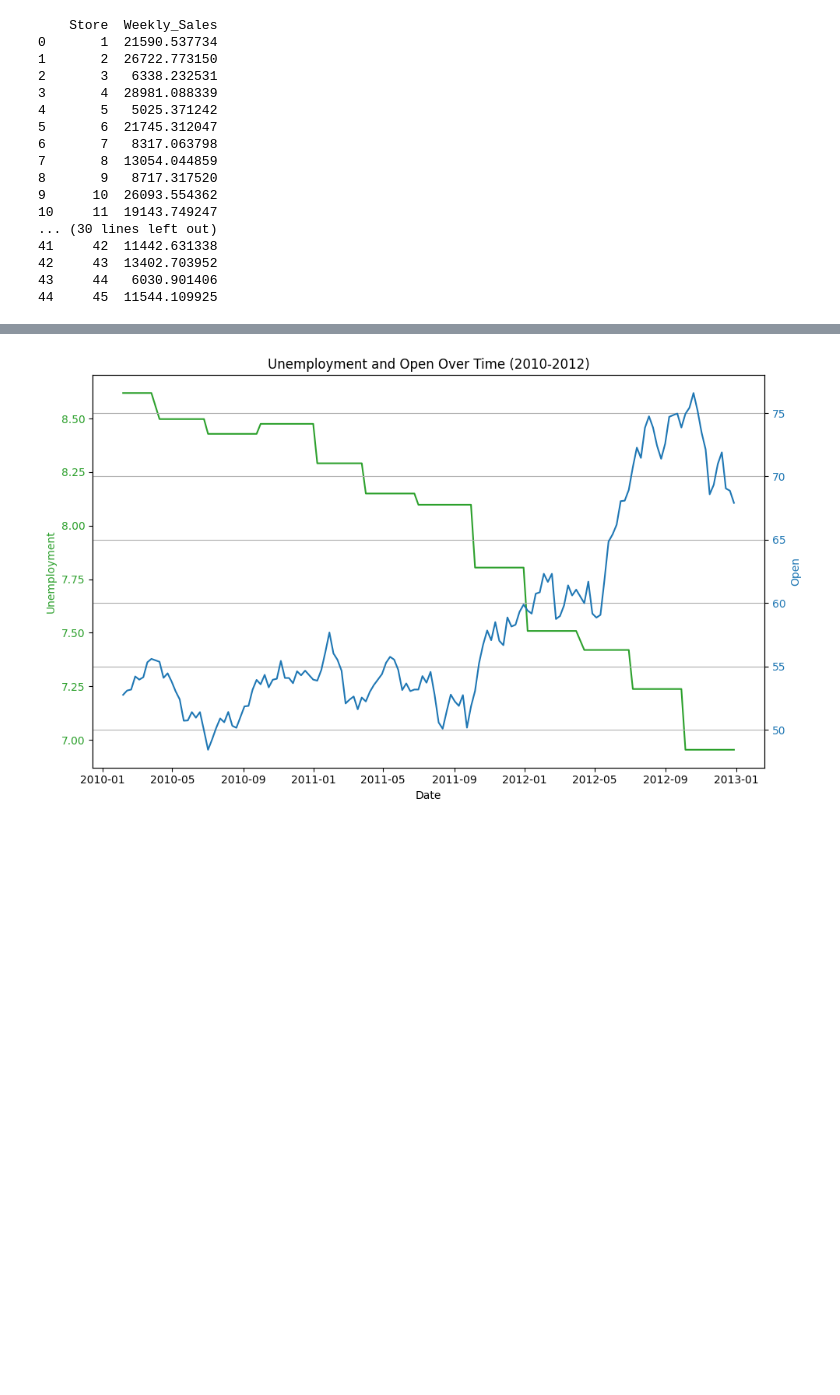
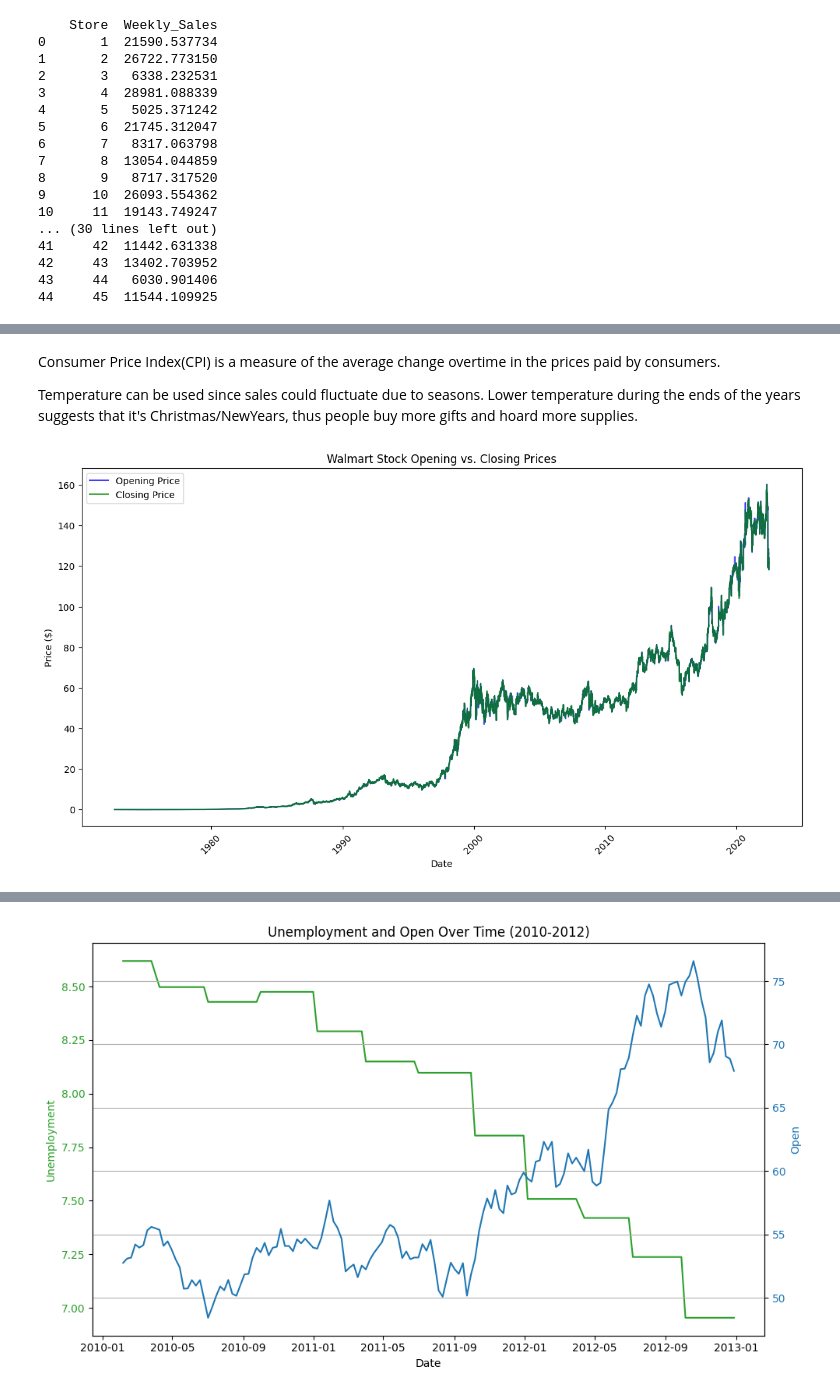
Before and after one commit to Chisholm10/CMSE-202-Project, a Jupyter notebook: FinalProject.ipynb, the cells around one changed output, grey strips where cells are left out. Cells and saved outputs as stored; diff of their text form; code cells hidden in the pictures; blank space fills up the shorter version.

```diff
--- a/FinalProject.ipynb
+++ b/FinalProject.ipynb
@@ -159,0 +188,18 @@ print(store_avg_sales)
+# %% [markdown]
+Consumer Price Index(CPI) is a measure of the average change overtime in the prices paid by consumers.
+
+Temperature can be used since sales could fluctuate due to seasons. Lower temperature during the ends of the years suggests that it's Christmas/NewYears, thus people buy more gifts and hoard more supplies.
+# %%
+stock['Date'] = pd.to_datetime(stock['Date'])
+
+plt.figure(figsize=(14, 7))
+plt.plot(stock['Date'], stock['Open'], label='Opening Price', color='blue', alpha=0.75)
+plt.plot(stock['Date'], stock['Close'], label='Closing Price', color='green', alpha=0.75)
+plt.title('Walmart Stock Opening vs. Closing Prices')
+plt.xlabel('Date')
+plt.ylabel('Price ($)')
+plt.legend()
+plt.xticks(rotation=45)
+plt.show()
+# %% [output]
+[figure, added]
```
Also changed, not shown: parts of 23 cells of this notebook.
